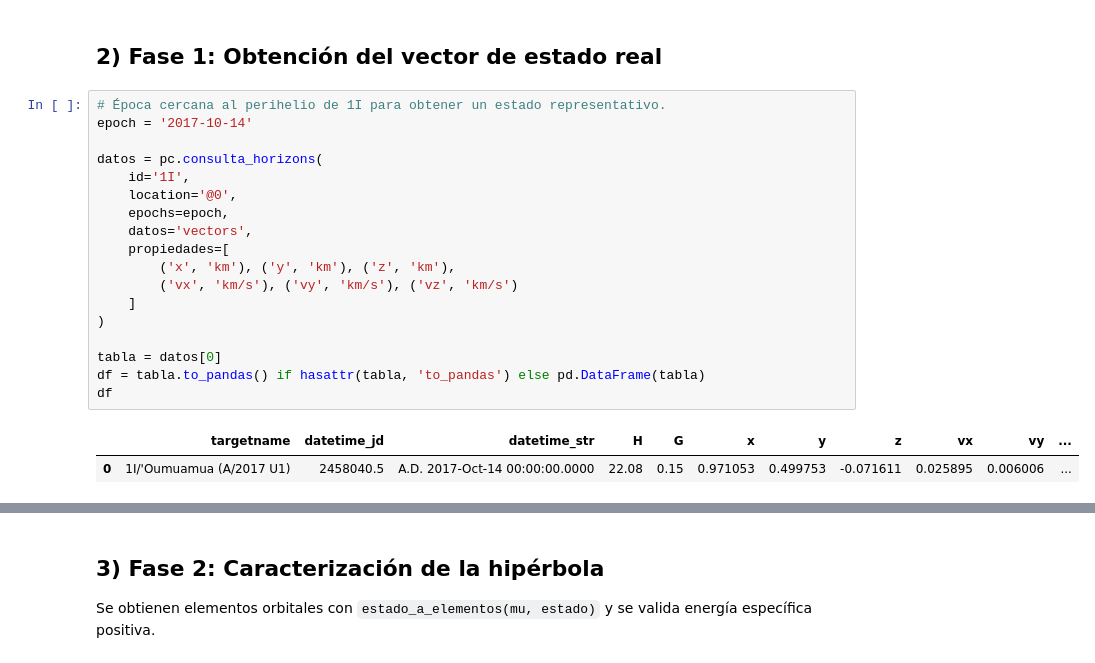
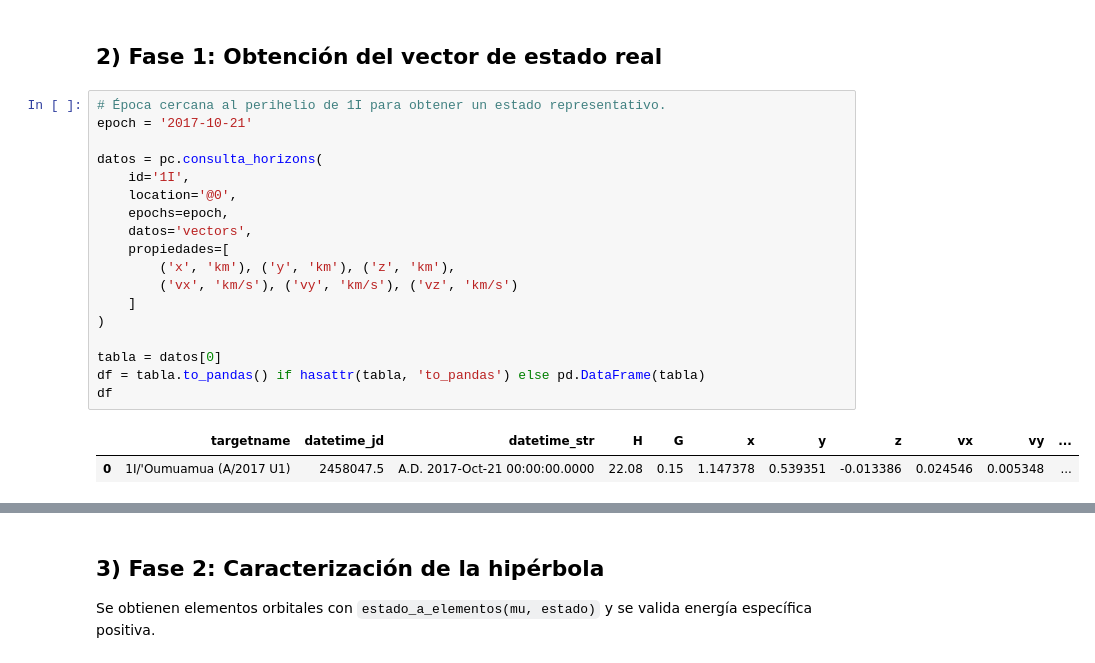
Before and after one commit to soleildayana/Oumuamua-Project, a Jupyter notebook: miniproyecto_oumuamua_pymcel.ipynb, the cells around one changed output, grey strips where cells are left out. Cells and saved outputs as stored; diff of their text form.

```diff
--- a/miniproyecto_oumuamua_pymcel.ipynb
+++ b/miniproyecto_oumuamua_pymcel.ipynb
@@ -43,25 +60,25 @@ mu_sun usado = 1.327124e+11 km^3/s^2
 ## 2) Fase 1: Obtención del vector de estado real
 # %%
 # Época cercana al perihelio de 1I para obtener un estado representativo.
-epoch = '2017-10-14'
+epoch = '2017-10-21'
 
 datos = pc.consulta_horizons(
     id='1I',
     location='@0',
     epochs=epoch,
     datos='vectors',
     propiedades=[
         ('x', 'km'), ('y', 'km'), ('z', 'km'),
         ('vx', 'km/s'), ('vy', 'km/s'), ('vz', 'km/s')
     ]
 )
 
 tabla = datos[0]
 df = tabla.to_pandas() if hasattr(tabla, 'to_pandas') else pd.DataFrame(tabla)
 df
 # %% [output]
 |  | targetname | datetime_jd | datetime_str | H | G | x | y | z | vx | vy | ... |
-| 0 | 1I/'Oumuamua (A/2017 U1) | 2458040.5 | A.D. 2017-Oct-14 00:00:00.0000 | 22.08 | 0.15 | 0.971053 | 0.499753 | -0.071611 | 0.025895 | 0.006006 | ... |
+| 0 | 1I/'Oumuamua (A/2017 U1) | 2458047.5 | A.D. 2017-Oct-21 00:00:00.0000 | 22.08 | 0.15 | 1.147378 | 0.539351 | -0.013386 | 0.024546 | 0.005348 | ... |
 # %%
 def extrae_estado_km(resultado):
     # Horizons devuelve (tabla, epoch_jd, vector_raw).
```
Also changed, not shown: parts of 15 cells of this notebook.
